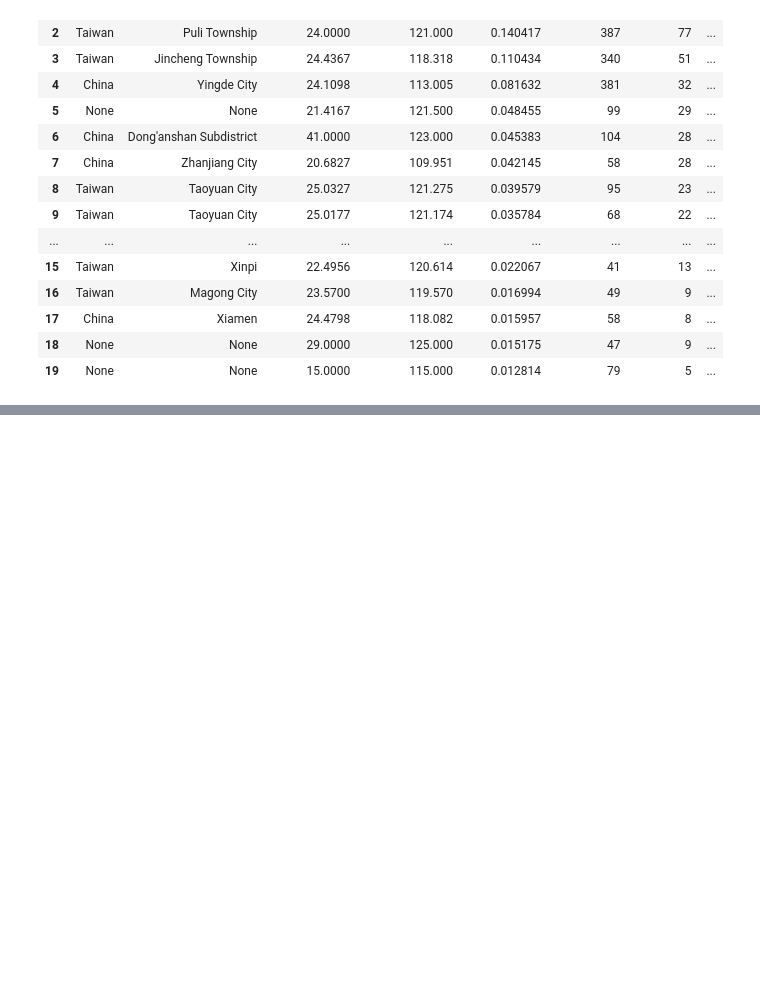
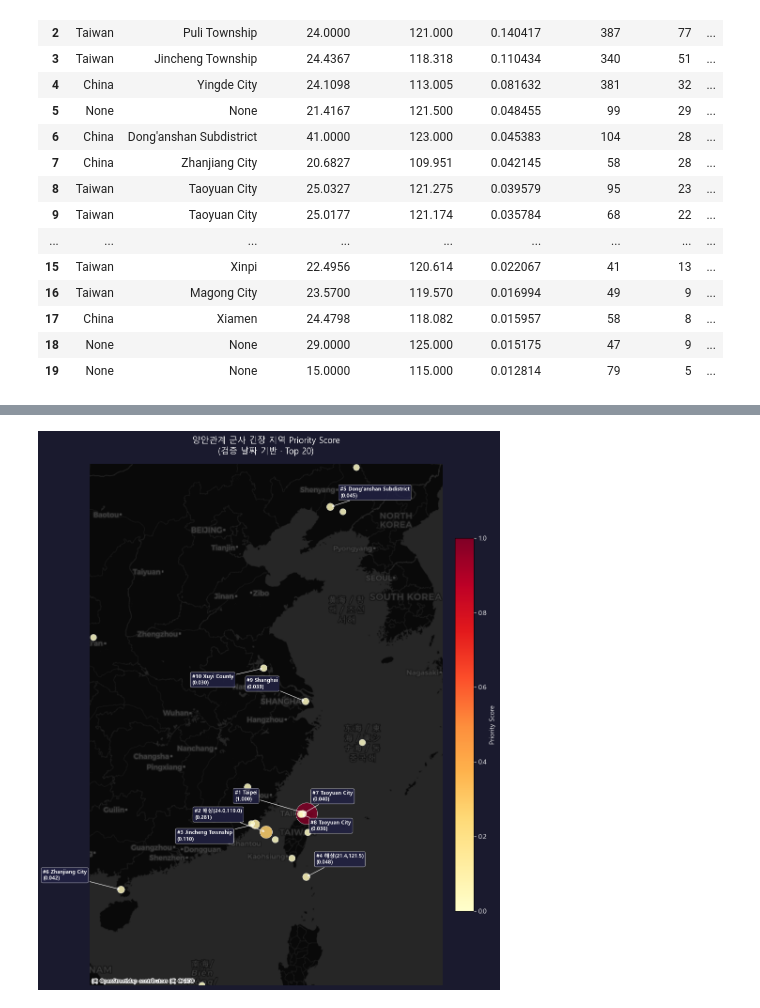
Before and after one commit to anna030608/DS8_SIA_Project, a Jupyter notebook: EDA/08_geocoders_day2.ipynb, the cells around one changed output, grey strips where cells are left out. Saved outputs shown, nothing was run; the diff lists cells and outputs as text; code cells hidden in the pictures; blank space fills up the shorter version.

```diff
--- a/EDA/08_geocoders_day2.ipynb
+++ b/EDA/08_geocoders_day2.ipynb
@@ -696,0 +1026,74 @@ display(coord_agg_final.nlargest(20, 'priority_score')[
+# %%
+fig, ax = plt.subplots(figsize=(14, 12))
+
+x_min, y_min = transformer.transform(108, 15)
+x_max, y_max = transformer.transform(130, 43)
+
+norm  = Normalize(vmin=0, vmax=1)
+cmap  = plt.cm.YlOrRd
+colors = [cmap(norm(s)) for s in gdf['priority_score']]
+sizes  = 80 + gdf['priority_score'] * 1000
+
+gdf.plot(
+    ax=ax, color=colors, markersize=sizes,
+    alpha=0.85, edgecolor='white', linewidth=0.5, zorder=3
+)
+
+# ── 상위 10개 라벨 ───────────────────────────────────────────────
+top10 = gdf.sort_values('priority_score', ascending=False).head(10).reset_index(drop=True)
+
+offsets = [
+    (-110,  20),  # #1 Taipei       → 왼쪽 위
+    (-110,  20),  # #2 해상          → 왼쪽 위
+    (-120, -25),  # #3 Jincheng     → 왼쪽 아래
+    (  15,  20),  # #4 해상          → 오른쪽 위
+    (  15,  15),  # #5 Dong'anshan  → 오른쪽 위
+    (-120,  15),  # #6 Zhanjiang    → 왼쪽 위
+    (  15,  20),  # #7 Taoyuan      → 오른쪽 위
+    (  15, -25),  # #8 Taoyuan      → 오른쪽 아래
+    ( -90,  20),  # #9 Shanghai     → 왼쪽 위
+    (-110, -25),  # #10 Xuyi        → 왼쪽 아래
+]
+
+for i, row in top10.iterrows():
+    label = row['city'] if row['city'] else \
+            f"해상({row['ActionGeo_Lat']:.1f},{row['ActionGeo_Long']:.1f})"
+    dx, dy = offsets[i]
+    ax.annotate(
+        f"#{i+1} {label}\n({row['priority_score']:.3f})",
+        xy=(row.geometry.x, row.geometry.y),
+        xytext=(dx, dy), textcoords='offset points',
+        color='white', fontsize=8, fontweight='bold',
+        arrowprops=dict(arrowstyle='->', color='white', lw=0.8),
+        bbox=dict(boxstyle='round,pad=0.3',
+                  facecolor='#222244', alpha=0.85,
+                  edgecolor='white', linewidth=0.5)
+    )
+
+ax.set_xlim(x_min, x_max)
+ax.set_ylim(y_min, y_max)
+
+ctx.add_basemap(
+    ax,
+    source=ctx.providers.CartoDB.DarkMatter,
+    zoom=5
+)
+
+sm = ScalarMappable(cmap=cmap, norm=norm)
+sm.set_array([])
+cbar = plt.colorbar(sm, ax=ax, fraction=0.03, pad=0.02)
+cbar.set_label('Priority Score', color='white', fontsize=10)
+cbar.ax.yaxis.set_tick_params(color='white')
+plt.setp(cbar.ax.yaxis.get_ticklabels(), color='white')
+
+ax.set_axis_off()
+fig.patch.set_facecolor('#1a1a2e')
+ax.set_title(
+    '양안관계 군사 긴장 지역 Priority Score\n(검증 날짜 기반 · Top 20)',
+    color='white', fontsize=13, pad=15
+)
+
+plt.tight_layout()
+plt.show()
+# %% [output]
+[figure, added]
```
Also changed, not shown: parts of 4 cells of this notebook, 6 other files.
